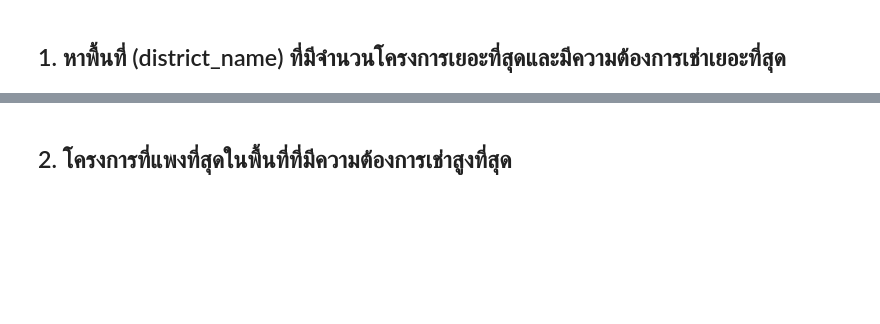
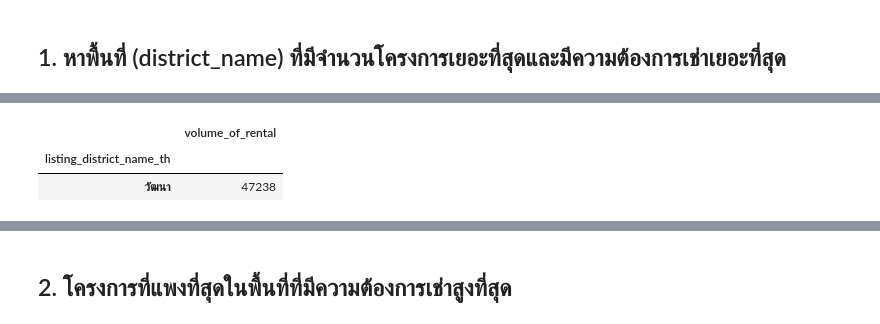
Before and after one commit to NewtonSawitta/BasicProg_DataViz65, a Jupyter notebook: midterm65.ipynb, the cells around one changed output, grey strips where cells are left out. Saved outputs shown, nothing was run; the diff lists cells and outputs as text; code cells hidden in the pictures; blank space fills up the shorter version.

```diff
--- a/midterm65.ipynb
+++ b/midterm65.ipynb
@@ -126,0 +116,6 @@ dataall[dataall['volume_of_rental']==dataall['volume_of_rental'].max()][['name_t
+# %%
+A[A['volume_of_rental']>=47238]
+# %% [output]
+|  | volume_of_rental |
+| listing_district_name_th |  |
+| วัฒนา | 47238 |
```
Also changed, not shown: parts of 25 cells of this notebook.
